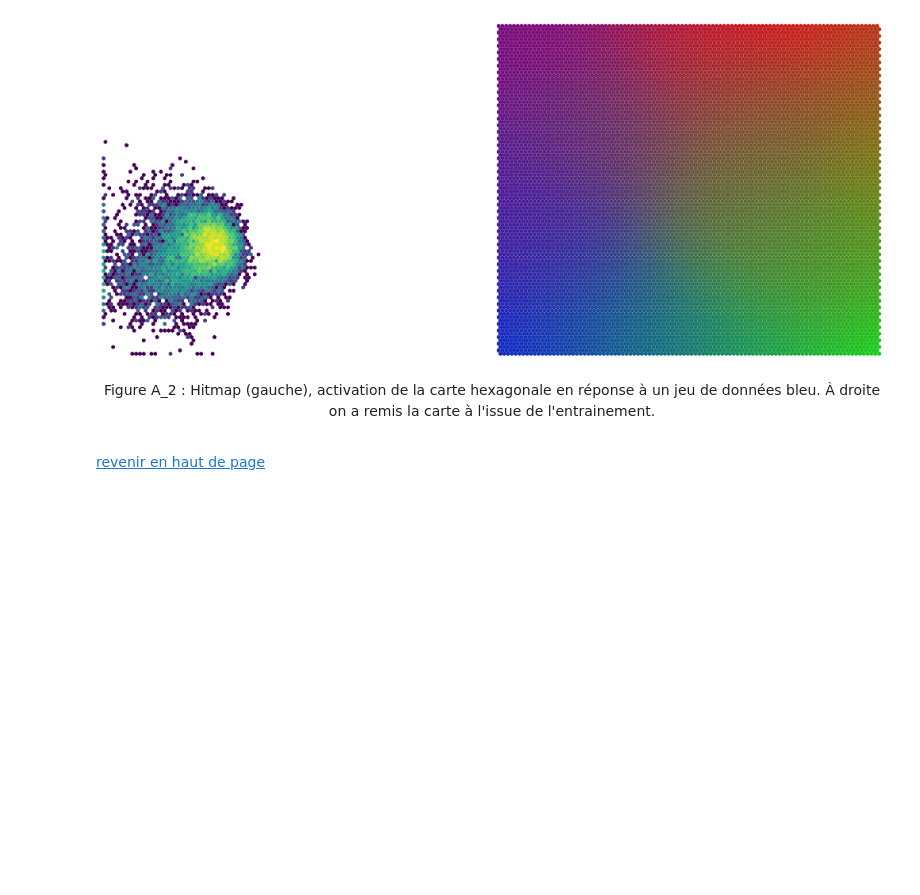
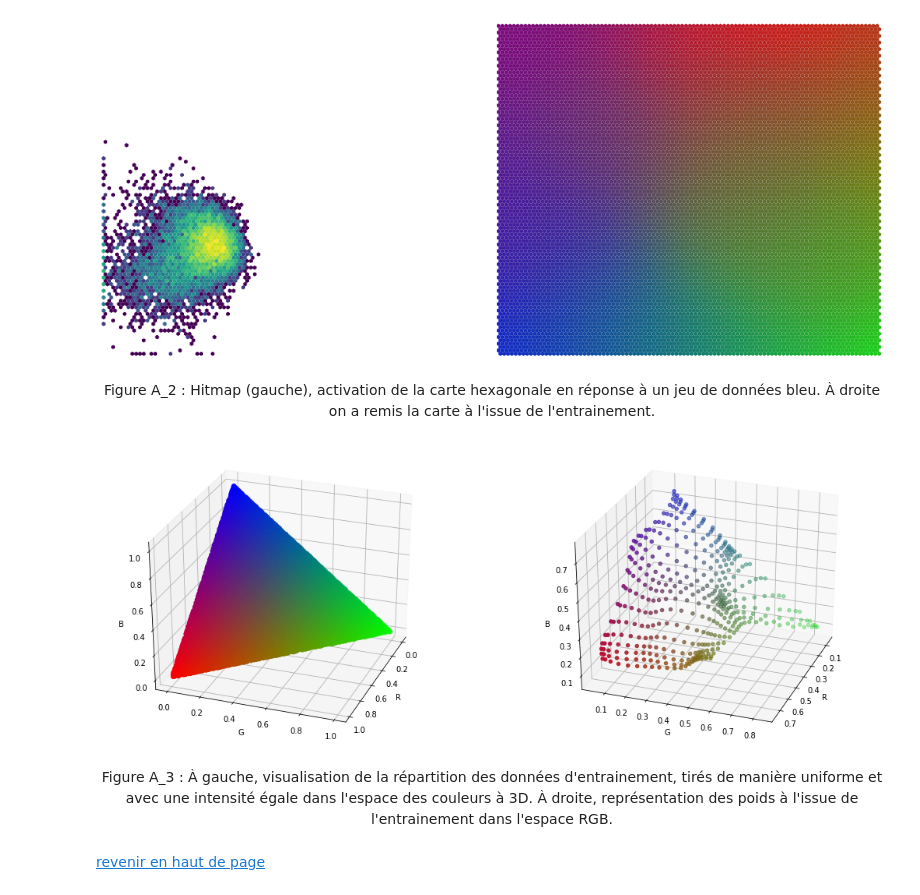
Before and after one commit to Oliv2398/SOMs-in-astrophysics, a Jupyter notebook: rapport_notebook.ipynb, the cells around one changed output. Saved outputs shown, nothing was run; the diff lists cells and outputs as text; code cells hidden in the pictures; blank space fills up the shorter version.

```diff
--- a/rapport_notebook.ipynb
+++ b/rapport_notebook.ipynb
@@ -912,10 +883,17 @@ Hitmap(som_hexa, data_blue, compare=weights, hit_count=False, topology="hexagona
 # %% [output]
 [figure]
 # %% [markdown]
-<center>
+<center>Figure A_2 : Hitmap (gauche), activation de la carte hexagonale en réponse à un jeu de données bleu. À droite on a remis la carte à l'issue de l'entrainement.
+</center>
 
-Figure A_2 : Hitmap (gauche), activation de la carte hexagonale en réponse à un jeu de données bleu. À droite on a remis la carte à l'issue de l'entrainement.
-</center>
+<a name="A_3"></a>
+# %%
+weights_3D(color_norm, weights0)
+# %% [output]
+[figure, added]
+# %% [markdown]
+<center>Figure A_3 : À gauche, visualisation de la répartition des données d'entrainement, tirés de manière uniforme et avec une intensité égale dans l'espace des couleurs à 3D. À droite, représentation des poids à l'issue de l'entrainement dans l'espace RGB.
+</center>
 # %% [markdown]
 
 [revenir en haut de page](#top)
```
Also changed, not shown: parts of 30 cells of this notebook.
